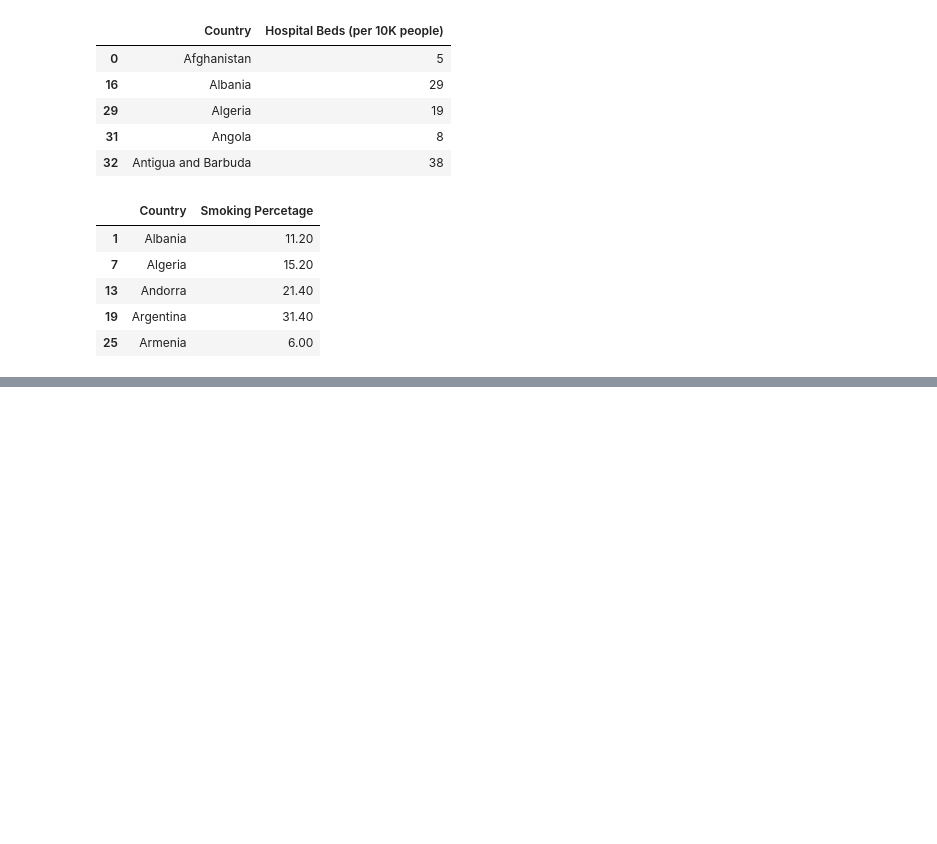
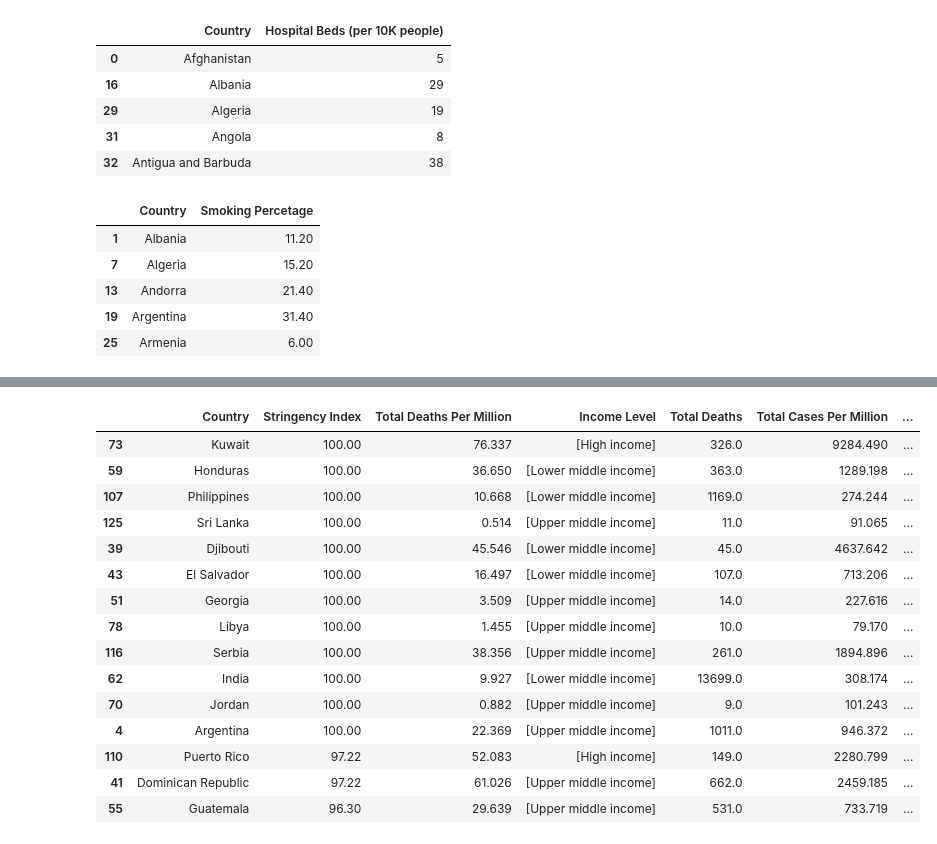
Before and after one commit to M-Agami/META-B, a Jupyter notebook: Coding/Coronavirus.ipynb, the cells around one changed output, grey strips where cells are left out. Saved outputs shown, nothing was run; the diff lists cells and outputs as text; code cells hidden in the pictures; blank space fills up the shorter version.

```diff
--- a/Coding/Coronavirus.ipynb
+++ b/Coding/Coronavirus.ipynb
@@ -124,0 +167,5 @@ combined_df.head(200)
+# %%
+#Drop San Marino From Data Frame
+strigency_per_country_f = strigency_per_country[strigency_per_country["Country"] != "San Marino"]
+
+strigency_per_country_f
@@ -124,0 +186,26 @@ combined_df.head(200)
+# %%
+max_stringency = strigency_per_country_f .groupby("Country").agg({"Stringency Index":"max"})
+max_total_deaths_permillion = strigency_per_country_f .groupby("Country").agg({"Total Deaths Per Million":"max"})
+max_total_deaths = strigency_per_country_f .groupby("Country").agg({"Total Deaths":"max"})
+max_total_cases = strigency_per_country_f .groupby("Country").agg({"Total Cases Per Million":"max"})
+income = strigency_per_country_f .groupby("Country").agg({"Income Level":"unique"})
+continent = strigency_per_country_f .groupby("Country").agg({"Continent":"unique"})
+
+combined_stringency = pd.merge(max_stringency,max_total_deaths_permillion,on="Country",how="inner").merge(income,on="Country",how="inner").merge(max_total_deaths, on="Country", how="left").merge(max_total_cases, on="Country", how="left").merge(continent, on="Country", how="left")
+
+combined_stringency_df = combined_stringency[combined_stringency["Income Level"] != 0]
+combined_stringency_df
+
+income=[]
+continent_list=[]
+for index, row in combined_stringency_df.iterrows():
+    x=row["Income Level"][0]
+    y=row["Continent"][0]
+    income.append(x)
+    continent_list.append(y)
+
+combined_stringency_df["Country Income Level"]=income
+combined_stringency_df["Continents"]=continent_list
+
+combined_stg_df = combined_stringency_df.reset_index()
+combined_stg_df.head()
@@ -124,0 +227,21 @@ combined_df.head(200)
+# %%
+#COUNTRIES WITH HIGHEST STRINGENCY INDEXES
+sorted_stg = combined_stg_df.sort_values("Stringency Index",ascending=False )
+sorted_stg.head(15)
+# %% [output]
+|  | Country | Stringency Index | Total Deaths Per Million | Income Level | Total Deaths | Total Cases Per Million | ... |
+| 73 | Kuwait | 100.00 | 76.337 | [High income] | 326.0 | 9284.490 | ... |
+| 59 | Honduras | 100.00 | 36.650 | [Lower middle income] | 363.0 | 1289.198 | ... |
+| 107 | Philippines | 100.00 | 10.668 | [Lower middle income] | 1169.0 | 274.244 | ... |
+| 125 | Sri Lanka | 100.00 | 0.514 | [Upper middle income] | 11.0 | 91.065 | ... |
+| 39 | Djibouti | 100.00 | 45.546 | [Lower middle income] | 45.0 | 4637.642 | ... |
+| 43 | El Salvador | 100.00 | 16.497 | [Lower middle income] | 107.0 | 713.206 | ... |
+| 51 | Georgia | 100.00 | 3.509 | [Upper middle income] | 14.0 | 227.616 | ... |
+| 78 | Libya | 100.00 | 1.455 | [Upper middle income] | 10.0 | 79.170 | ... |
+| 116 | Serbia | 100.00 | 38.356 | [Upper middle income] | 261.0 | 1894.896 | ... |
+| 62 | India | 100.00 | 9.927 | [Lower middle income] | 13699.0 | 308.174 | ... |
+| 70 | Jordan | 100.00 | 0.882 | [Upper middle income] | 9.0 | 101.243 | ... |
+| 4 | Argentina | 100.00 | 22.369 | [Upper middle income] | 1011.0 | 946.372 | ... |
+| 110 | Puerto Rico | 97.22 | 52.083 | [High income] | 149.0 | 2280.799 | ... |
+| 41 | Dominican Republic | 97.22 | 61.026 | [Upper middle income] | 662.0 | 2459.185 | ... |
+| 55 | Guatemala | 96.30 | 29.639 | [Upper middle income] | 531.0 | 733.719 | ... |
```
Also changed, not shown: parts of 22 cells of this notebook.
